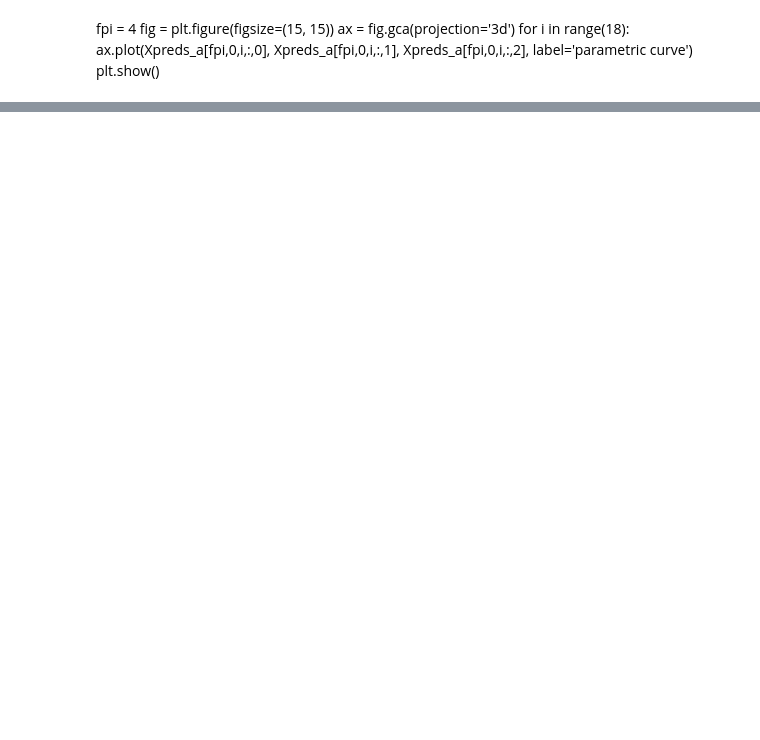
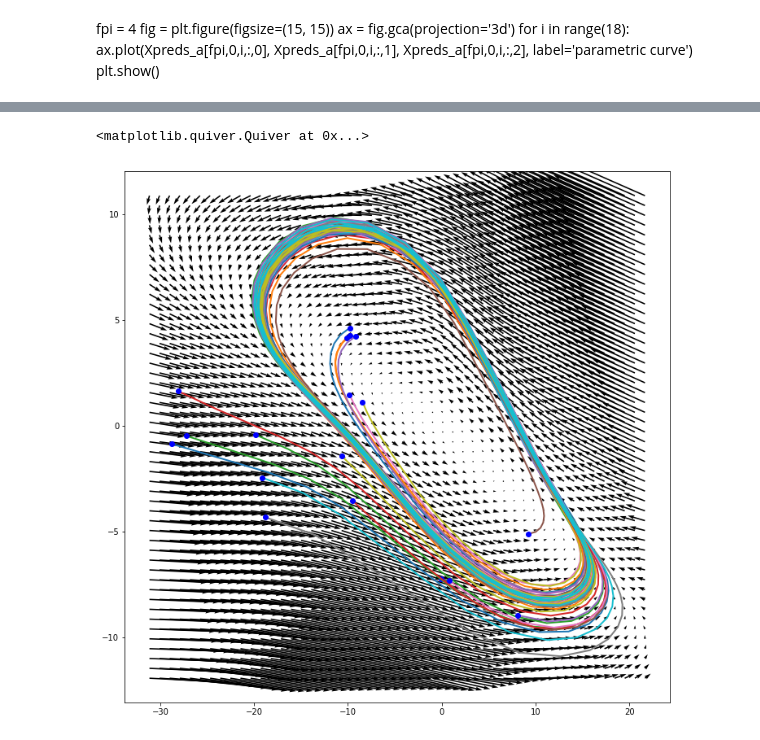
Before and after one commit to dhernandd/supervind, a Jupyter notebook: notebooks/ziqiang.ipynb, the cells around one changed output, grey strips where cells are left out. Drawn from its saved outputs; the diff is of its cells as text; code cells hidden in the pictures; blank space fills up the shorter version.

```diff
--- a/notebooks/ziqiang.ipynb
+++ b/notebooks/ziqiang.ipynb
@@ -302,3 +298,10 @@ ax = fig.gca(projection='3d')
 for i in range(18):
     ax.plot(Xpreds_a[fpi,0,i,:,0], Xpreds_a[fpi,0,i,:,1], Xpreds_a[fpi,0,i,:,2], label='parametric curve')
 plt.show()
+# %%
+datafile = '/Users/danielhernandez/work/supervind/data/fn001/datadict'
+with open(datafile, 'rb+') as f:
+    # Set encoding='latin1' for python 2 pickled data
+    datadict = pickle.load(f, encoding='latin1')
+    Ytrain = datadict['Ytrain'].astype(np.float32)
+    Yvalid = datadict['Yvalid'].astype(np.float32)
@@ -304,0 +343,23 @@ plt.show()
+# %%
+plt.figure(figsize=(12,12))
+for samp in Xpreds_a[fpis-1,0]:
+    plt.plot(samp[:,0], samp[:,1], linewidth=2)
+    plt.plot(samp[0,0], samp[0,1], 'bo')
+    axes = plt.gca()
+x1range, x2range = axes.get_xlim(), axes.get_ylim()
+s = int(5*max(abs(x1range[0]) + abs(x1range[1]), abs(x2range[0]) + abs(x2range[1]))/3)
+x1coords = np.linspace(x1range[0], x1range[1])
+x2coords = np.linspace(x2range[0], x2range[1])
+Xlattice = np.array(np.meshgrid(x1coords, x2coords))
+lattice = Xlattice.reshape(2, -1).T
+Tbins = lattice.shape[0]
+X = np.reshape(lattice, [1, Tbins, 2])
+A_lat = sess_a.run('VAEC/A:0', feed_dict={'VAEC/X:0' : X}).reshape(Tbins, 2, 2)
+X = np.reshape(X, [Tbins, 2])
+nextX = np.einsum('ij,ijk->ik', X, A_lat).reshape(Tbins, 2)
+X = X.reshape(Tbins, 2)
+plt.quiver(X.T[0], X.T[1], nextX.T[0]-X.T[0], nextX.T[1]-X.T[1],
+                   color='black', scale=s)
+# %% [output]
+<matplotlib.quiver.Quiver at 0x...>
+[figure, added]
```
Also changed, not shown: parts of 9 cells of this notebook, 4 other files.
